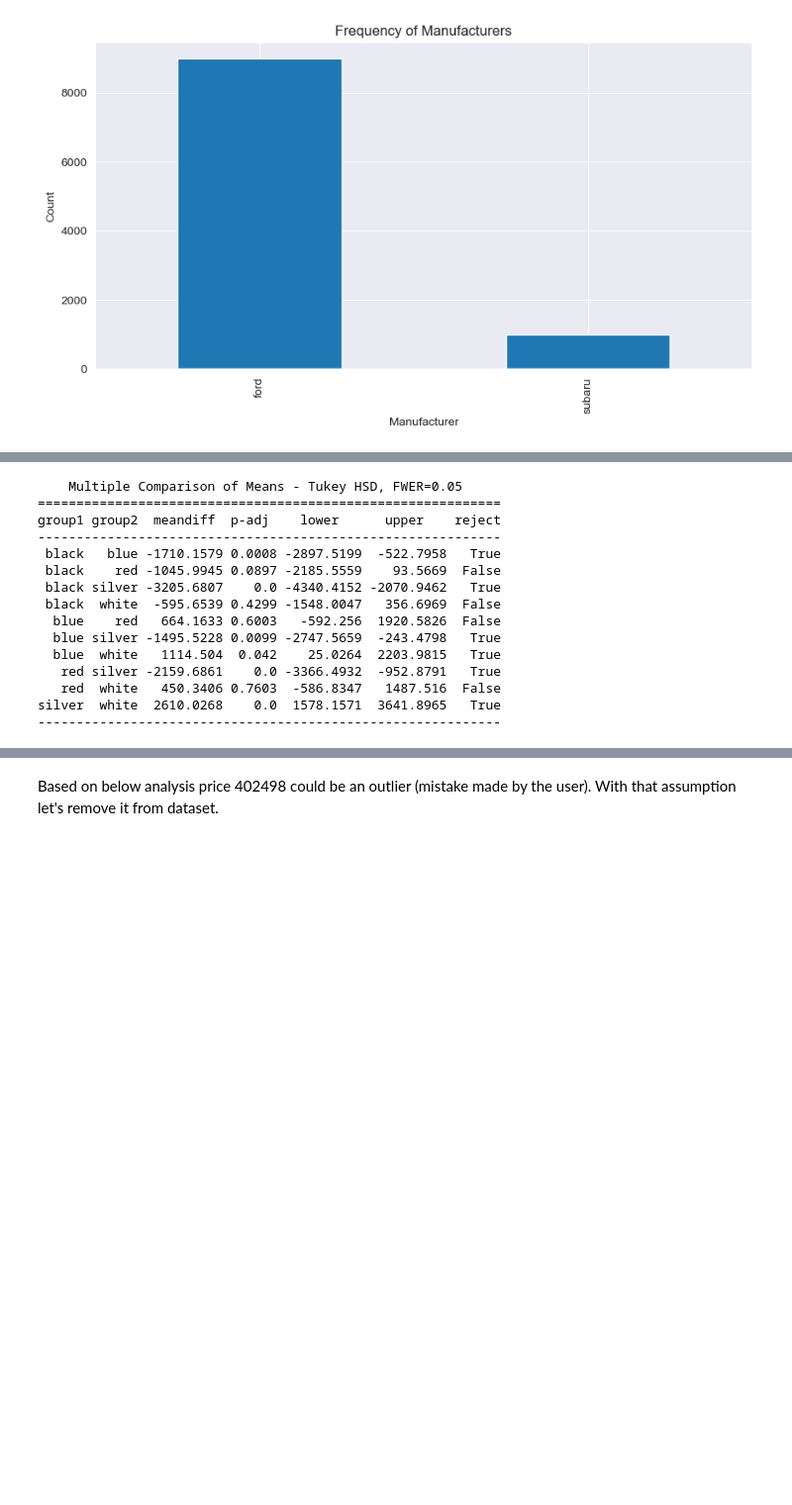
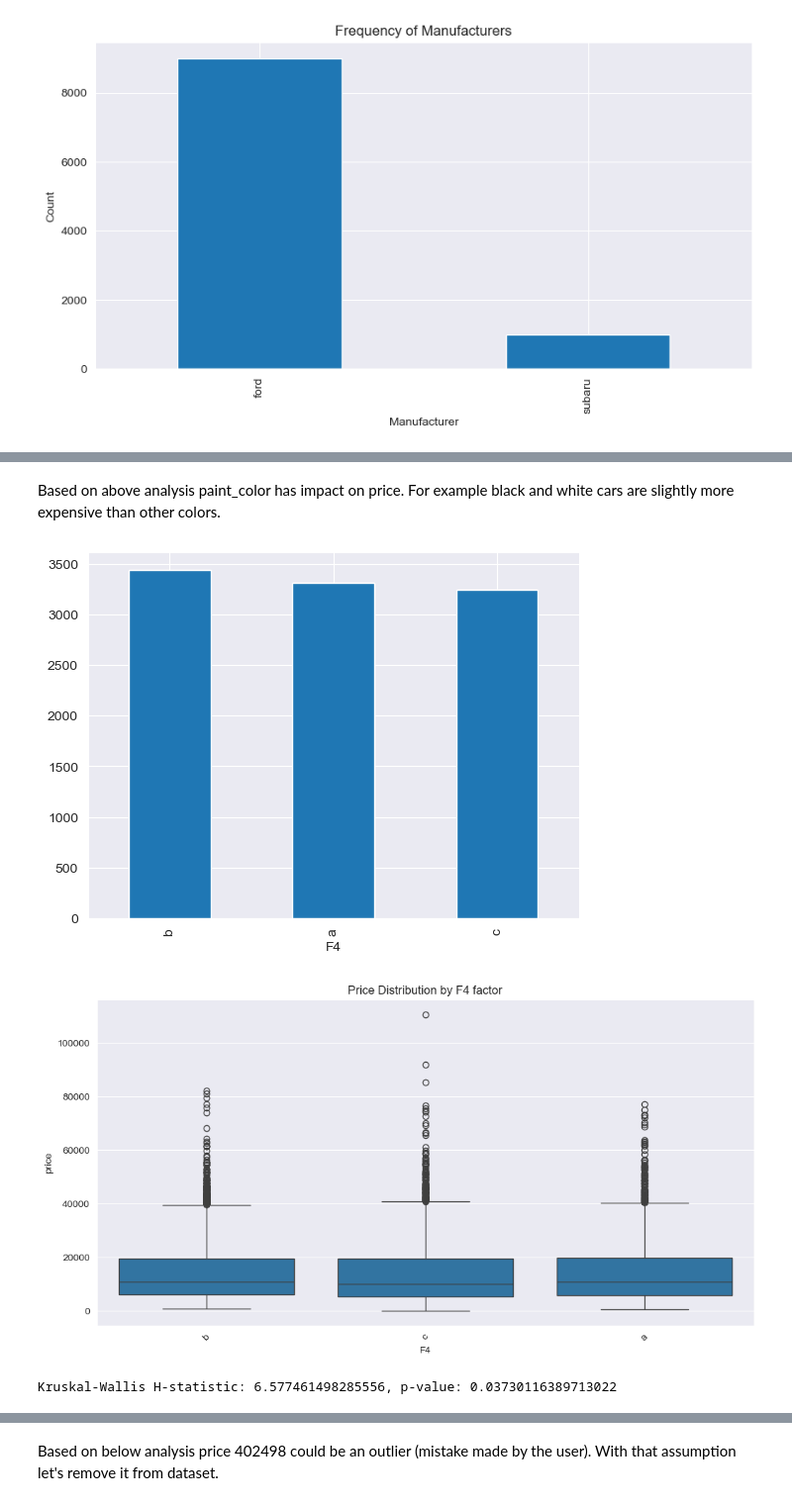
Before and after one commit to logger421/ExplainableAI, a Jupyter notebook: work_set1.ipynb, the cells around one changed output, grey strips where cells are left out. Shown: that part at 99% size. Saved outputs shown, nothing was run; the diff lists cells and outputs as text; code cells hidden in the pictures; blank space fills up the shorter version.

```diff
--- a/work_set1.ipynb
+++ b/work_set1.ipynb
@@ -100,22 +143,19 @@ F-statistic: 17.60941246456571, p-value: 2.0619886325035428e-14
-# %%
-# Perform Tukey's HSD test
-tukey_results = pairwise_tukeyhsd(endog=dataset['price'], groups=dataset['paint_color'], alpha=0.05)
-
-# Print the summary of results
-print(tukey_results.summary())
-# %% [output]
-    Multiple Comparison of Means - Tukey HSD, FWER=0.05
-============================================================
-group1 group2  meandiff  p-adj    lower      upper    reject
-------------------------------------------------------------
- black   blue -1710.1579 0.0008 -2897.5199  -522.7958   True
- black    red -1045.9945 0.0897 -2185.5559    93.5669  False
- black silver -3205.6807    0.0 -4340.4152 -2070.9462   True
- black  white  -595.6539 0.4299 -1548.0047   356.6969  False
-  blue    red   664.1633 0.6003   -592.256  1920.5826  False
-  blue silver -1495.5228 0.0099 -2747.5659  -243.4798   True
-  blue  white   1114.504  0.042    25.0264  2203.9815   True
-   red silver -2159.6861    0.0 -3366.4932  -952.8791   True
-   red  white   450.3406 0.7603  -586.8347   1487.516  False
-silver  white  2610.0268    0.0  1578.1571  3641.8965   True
-------------------------------------------------------------
+# %% [markdown]
+Based on above analysis paint_color has impact on price. For example black and white cars are slightly more expensive than other colors.
+# %%
+dataset['F4'].value_counts().plot(kind='bar')
+
+plt.figure(figsize=(12, 6))
+sns.boxplot(x='F4', y='price', data=dataset.loc[dataset['odometer'] < 400000])
+plt.xticks(rotation=45)
+plt.title('Price Distribution by F4 factor')
+plt.show()
+
+# Group prices by paint_color
+groups = [group['price'].values for name, group in dataset.groupby('F4')]
+h_stat, p_val = kruskal(*groups)
+print(f"Kruskal-Wallis H-statistic: {h_stat}, p-value: {p_val}")
+# %% [output]
+[figure, added]
+[figure, added]
+Kruskal-Wallis H-statistic: 6.577461498285556, p-value: 0.03730116389713022
```
Also changed, not shown: parts of 15 cells of this notebook.
